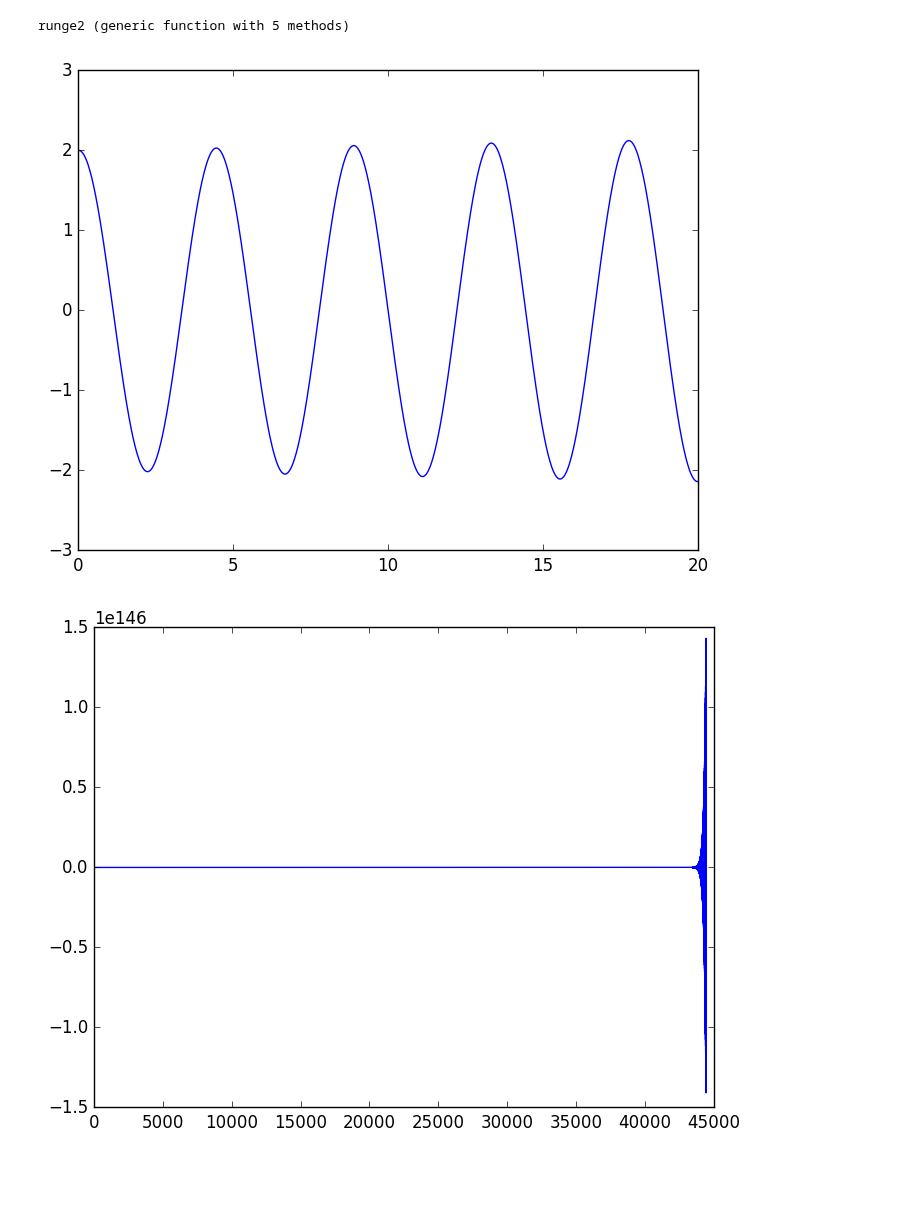
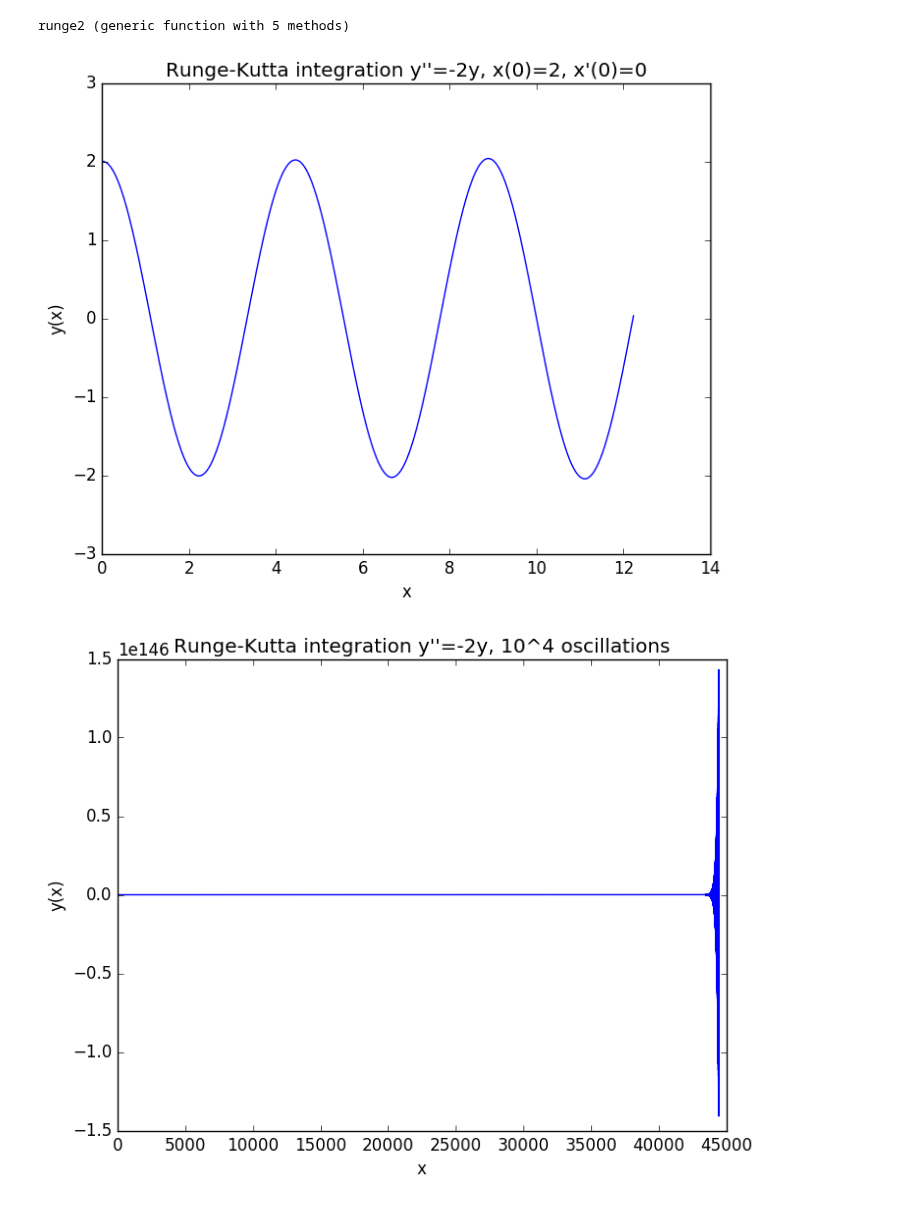
Before and after one commit to lbenet/2016-2_TSFisicaComputacional, a Jupyter notebook: tareas/CarlosLopez/Tarea7.ipynb, the cells around one changed output. Cells and saved outputs as stored; diff of their text form; code cells hidden in the pictures; blank space fills up the shorter version.

```diff
--- a/tareas/CarlosLopez/Tarea7.ipynb
+++ b/tareas/CarlosLopez/Tarea7.ipynb
@@ -495,19 +516,25 @@ runge2 (generic function with 5 methods)
 # %%
 #test Runge
 f(x,y)=-2y
-a=runge2(f,2,0,20)
+a=runge2(f,2,0,12.23)
 plot(a[1],a[2])
+xlabel("x")
+ylabel("y(x)")
+title("Runge-Kutta integration y''=-2y, x(0)=2, x'(0)=0")
 show()
 # %% [output]
-[figure, old version]
+[figure, new version]
 # %%
 # 10^4 periodos de oscilación
 f(x,y)=-2y
 a=runge2(f,2,0,(10^4)*(2*pi/(sqrt(2))),1000000)
 plot(a[1],a[2])
+xlabel("x")
+ylabel("y(x)")
+title("Runge-Kutta integration y''=-2y, 10^4 oscillations")
 show()
 # %% [output]
-[figure, old version]
+[figure, new version]
 # %%
 #energia Taylor
 ex=[]
```
Also changed, not shown: parts of 9 cells of this notebook.
